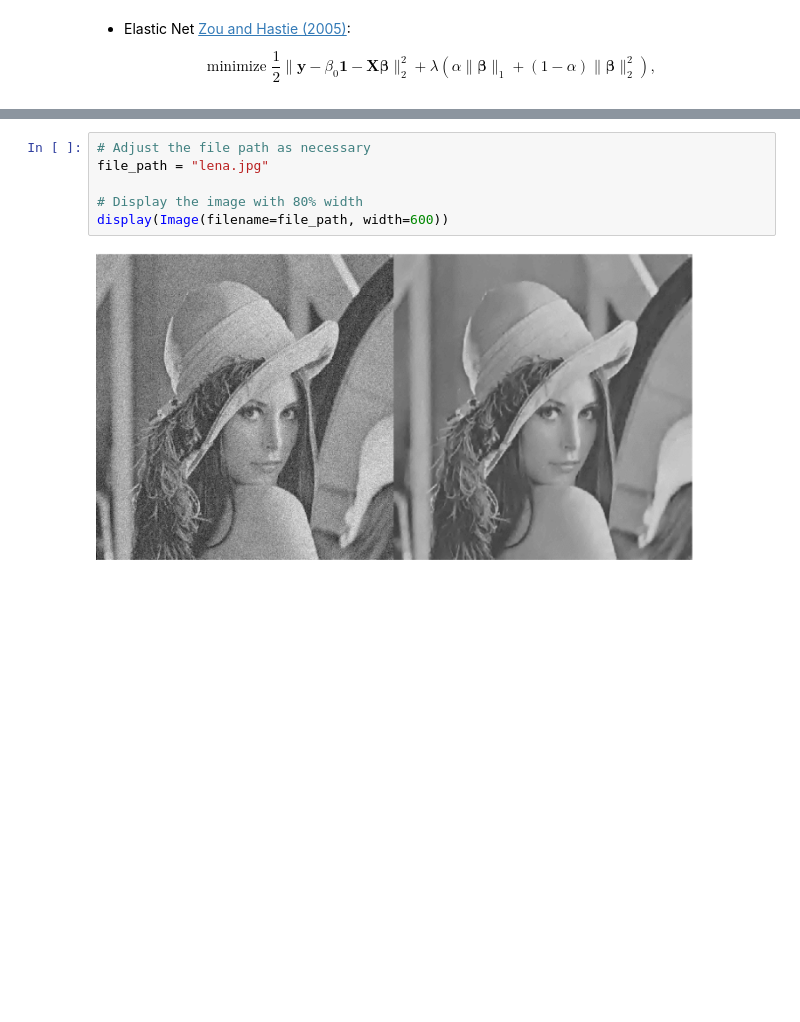
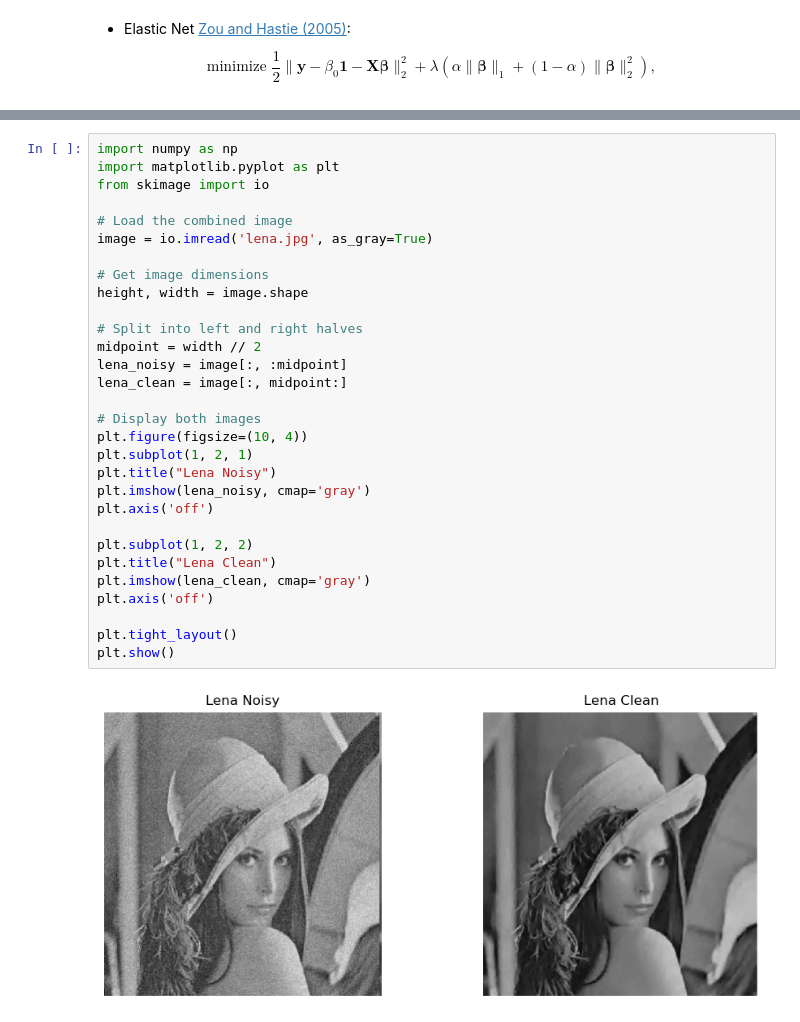
Before and after one commit to feizhe/STAT_207, a Jupyter notebook: Notes/12.LP.ipynb, the cells around one changed output, grey strips where cells are left out. Drawn from its saved outputs; the diff is of its cells as text; blank space fills up the shorter version.

```diff
--- a/Notes/12.LP.ipynb
+++ b/Notes/12.LP.ipynb
@@ -555,11 +566,35 @@ $$
 \text{minimize } \sum_{i=1}^{n} \left[1 - y_i(\beta_0 + \sum_{j=1}^{p} x_{ij}\beta_j)\right]_+ + \lambda\|\beta\|_2^2,
 $$
 where $\lambda \geq 0$ is a tuning parameter. This is a quadratic programming problem.
-# %%
-# Adjust the file path as necessary
-file_path = "lena.jpg"
-
-# Display the image with 80% width
-display(Image(filename=file_path, width=600))
-# %% [output]
-[figure, removed]
+# %%
+import numpy as np
+import matplotlib.pyplot as plt
+from skimage import io
+
+# Load the combined image
+image = io.imread('lena.jpg', as_gray=True)
+
+# Get image dimensions
+height, width = image.shape
+
+# Split into left and right halves
+midpoint = width // 2
+lena_noisy = image[:, :midpoint]
+lena_clean = image[:, midpoint:]
+
+# Display both images
+plt.figure(figsize=(10, 4))
+plt.subplot(1, 2, 1)
+plt.title("Lena Noisy")
+plt.imshow(lena_noisy, cmap='gray')
+plt.axis('off')
+
+plt.subplot(1, 2, 2)
+plt.title("Lena Clean")
+plt.imshow(lena_clean, cmap='gray')
+plt.axis('off')
+
+plt.tight_layout()
+plt.show()
+# %% [output]
+[figure, added]
```
Also changed, not shown: parts of 16 cells of this notebook, 2 other files.
